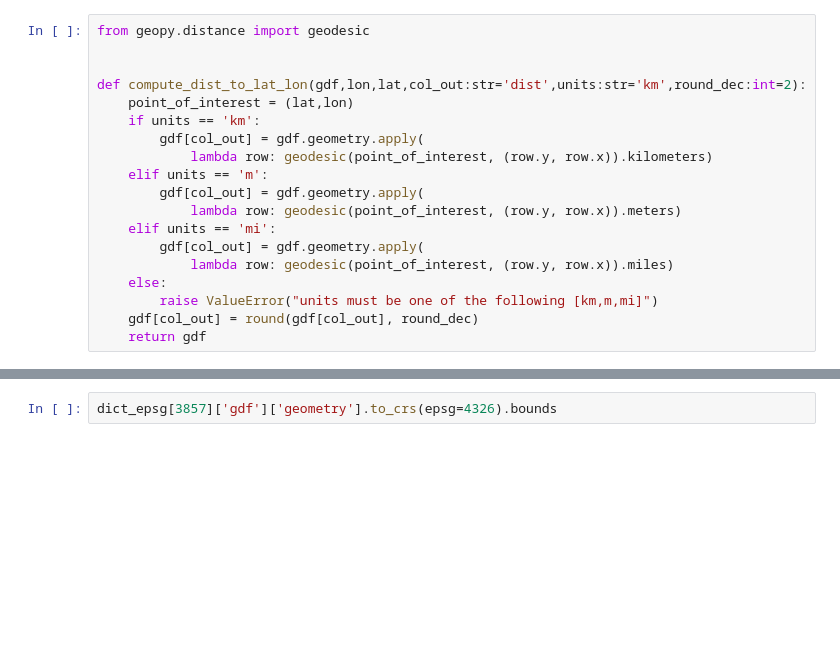
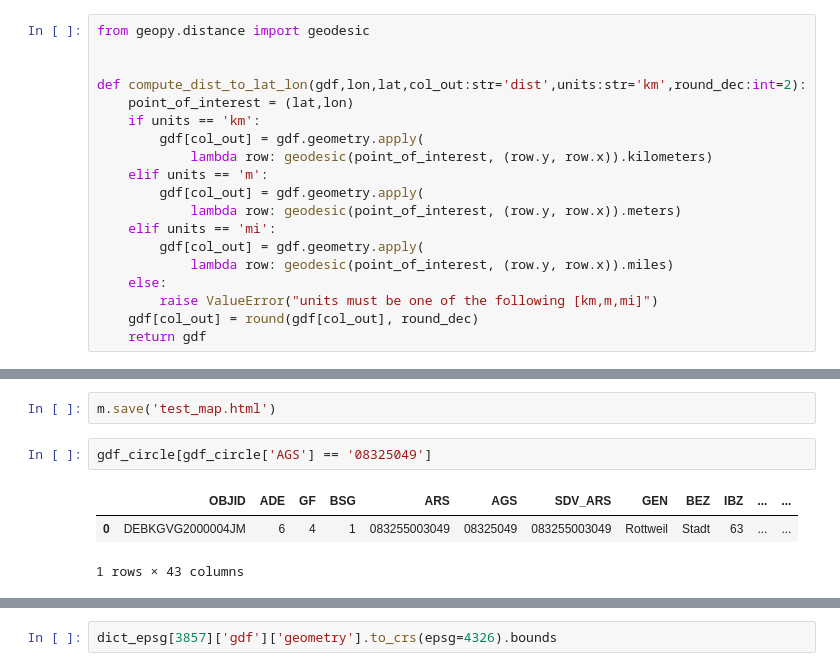
Before and after one commit to JErenci/ditto_v2, a Jupyter notebook: JupNB/gen_map_adm/gen_areas.ipynb, the cells around one changed output, grey strips where cells are left out. Drawn from its saved outputs; the diff is of its cells as text; blank space fills up the shorter version.

```diff
--- a/JupNB/gen_map_adm/gen_areas.ipynb
+++ b/JupNB/gen_map_adm/gen_areas.ipynb
@@ -303,0 +552,8 @@ r=POLYGON ((42.08993216059187 0, 42.0894991133638 -0.0088148896201318, 42.088204
+# %%
+m.save('test_map.html')
+# %%
+gdf_circle[gdf_circle['AGS'] == '08325049']
+# %% [output]
+|  | OBJID | ADE | GF | BSG | ARS | AGS | SDV_ARS | GEN | BEZ | IBZ | ... | ... |
+| 0 | DEBKGVG2000004JM | 6 | 4 | 1 | 083255003049 | 08325049 | 083255003049 | Rottweil | Stadt | 63 | ... | ... |
+1 rows × 43 columns
```
Also changed, not shown: parts of 55 cells of this notebook.
